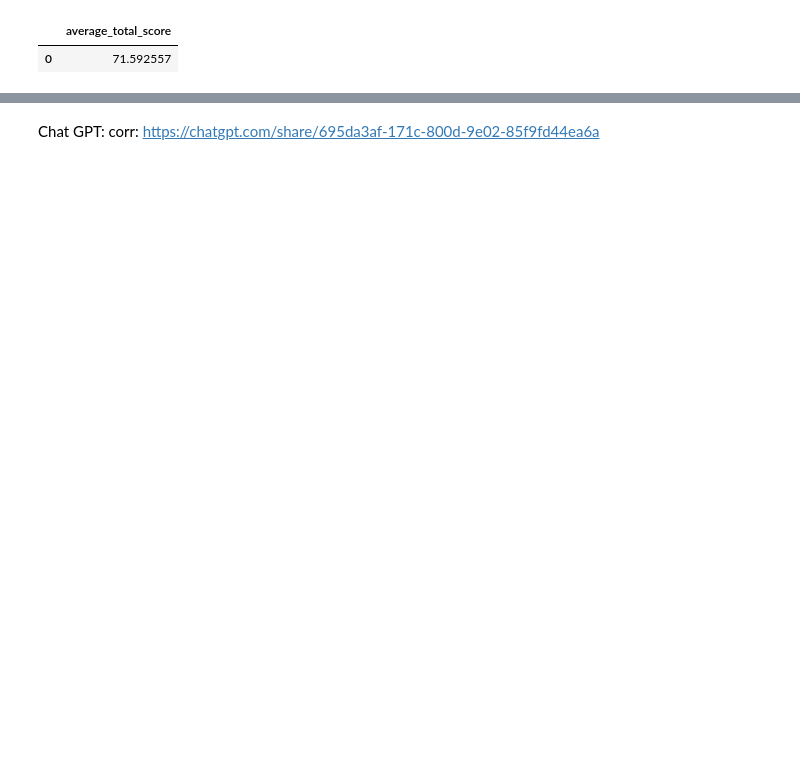
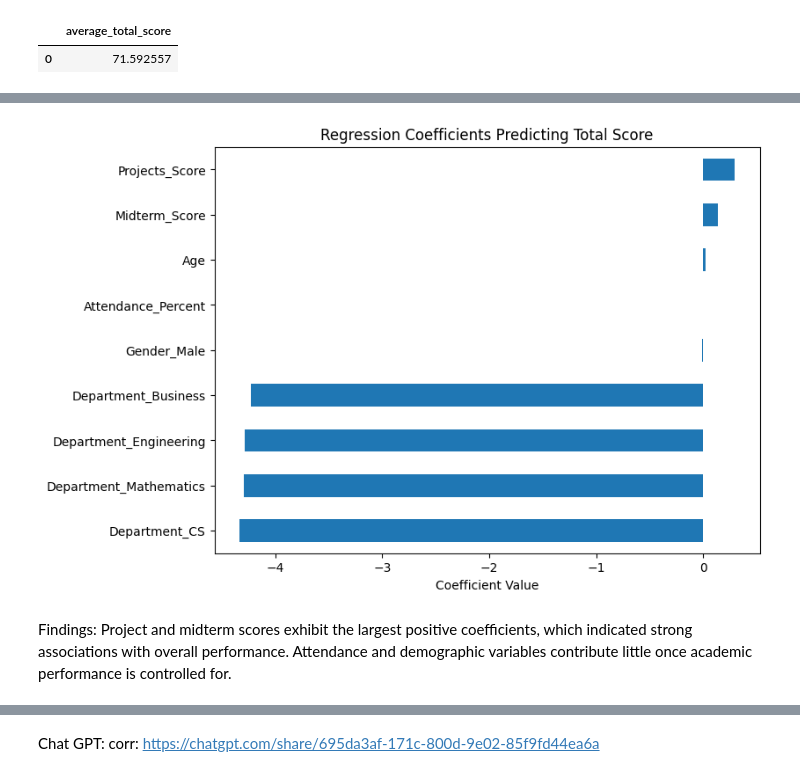
Before and after one commit to seasid3/programming-for-data-analytics-project, a Jupyter notebook: student_outcomes.ipynb, the cells around one changed output, grey strips where cells are left out. Saved outputs shown, nothing was run; the diff lists cells and outputs as text; code cells hidden in the pictures; blank space fills up the shorter version.

```diff
--- a/student_outcomes.ipynb
+++ b/student_outcomes.ipynb
@@ -399,0 +244,27 @@ plt.show()
+# %%
+model_df = df_merged[
+    [
+        "Total_Score",
+        "Attendance_Percent",
+        "Midterm_Score",
+        "Projects_Score",
+        "Age",
+        "Gender",
+        "Department"
+    ]
+].dropna()
+# %%
+model_df = pd.get_dummies(
+    model_df,
+    columns=["Gender", "Department"],
+    drop_first=True
+)
+# %%
+X = model_df.drop("Total_Score", axis=1)
+y = model_df["Total_Score"]
+
+reg = LinearRegression()
+reg.fit(X, y)
+
+coefficients = pd.Series(reg.coef_, index=X.columns).sort_values()
+coefficients
@@ -399,0 +282,10 @@ plt.show()
+# %%
+plt.figure(figsize=(8,6))
+coefficients.plot(kind="barh")
+plt.title("Regression Coefficients Predicting Total Score")
+plt.xlabel("Coefficient Value")
+plt.show()
+# %% [output]
+[figure, added]
+# %% [markdown]
+Findings: Project and midterm scores exhibit the largest positive coefficients, which indicated strong associations with overall performance. Attendance and demographic variables contribute little once academic performance is controlled for.
```
Also changed, not shown: parts of 57 cells of this notebook, 2 other files.
